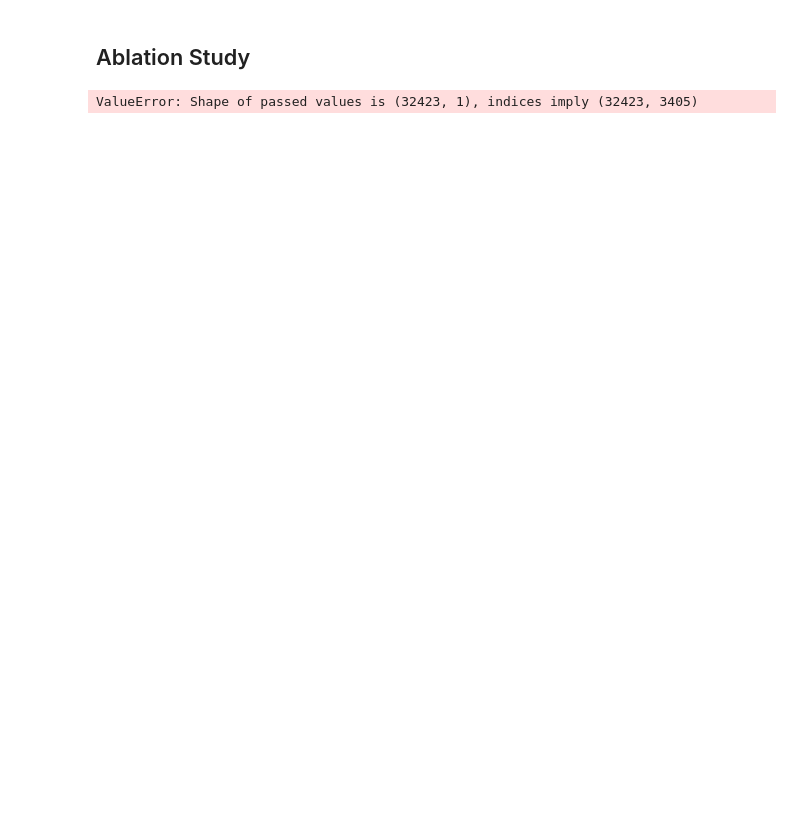
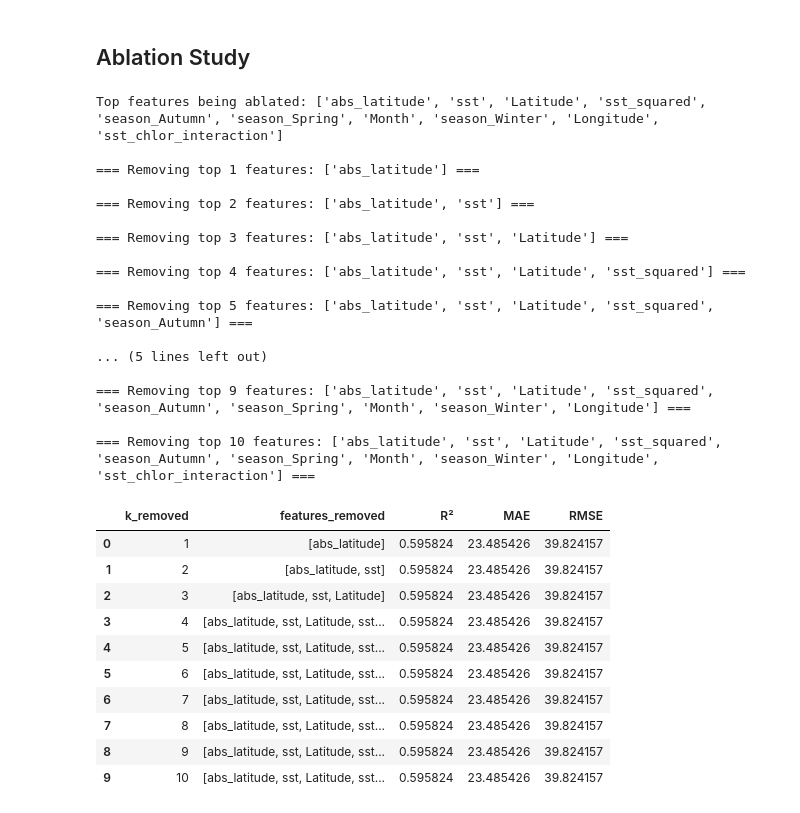
Before and after one commit to TashiSoldin/SIADS699-Capstone, a Jupyter notebook: Notebooks/4. Model Development, Optimisation, and Interpretation.ipynb, the cells around one changed output. Saved outputs shown, nothing was run; the diff lists cells and outputs as text; code cells hidden in the pictures; blank space fills up the shorter version.

```diff
--- a/Notebooks/4. Model Development, Optimisation, and Interpretation.ipynb
+++ b/Notebooks/4. Model Development, Optimisation, and Interpretation.ipynb
@@ -246,7 +256,7 @@ def lgbm_model(training_df,validation_df,target_col='Oxygen'):
 
 
 
-  lgbm = LGBMRegressor()
+  lgbm = LGBMRegressor(verbose=-1)
   model = Pipeline([
       ("preprocessor", preprocessor),
       ("regressor", lgbm)
@@ -259,6 +269,7 @@ def lgbm_model(training_df,validation_df,target_col='Oxygen'):
       'regressor__n_estimators': [100, 200, 500],
       'regressor__colsample_bytree': [0.7, 0.8, 0.9],
       'regressor__subsample': [0.7, 0.8, 0.9],
+      'regressor__verbose': [-1]
   }
   tscv = TimeSeriesSplit(n_splits=5)
   random_search = RandomizedSearchCV(estimator=model, param_distributions=param_grid, cv=tscv, scoring='neg_root_mean_squared_error',n_iter=30, n_jobs=-1,refit=True,random_state=42)
@@ -710,7 +600,34 @@ def run_ablation_study(training_df, validation_df, fi, params_xgb, target="Oxyge
 
     return ablation_df
 # %%
-ablation_results = run_ablation_study(training_df,validation_df,fi=fi,params_lgbm=params_lgbm,target="Oxygen")
+ablation_results = run_ablation_study(training_df,validation_df,fi=fi,params_xgb=params_xgb,target="Oxygen")
 ablation_results
 # %% [output]
-ValueError: Shape of passed values is (32423, 1), indices imply (32423, 3405)
+Top features being ablated: ['abs_latitude', 'sst', 'Latitude', 'sst_squared', 'season_Autumn', 'season_Spring', 'Month', 'season_Winter', 'Longitude', 'sst_chlor_interaction']
+
+=== Removing top 1 features: ['abs_latitude'] ===
+
+=== Removing top 2 features: ['abs_latitude', 'sst'] ===
+
+=== Removing top 3 features: ['abs_latitude', 'sst', 'Latitude'] ===
+
+=== Removing top 4 features: ['abs_latitude', 'sst', 'Latitude', 'sst_squared'] ===
+
+=== Removing top 5 features: ['abs_latitude', 'sst', 'Latitude', 'sst_squared', 'season_Autumn'] ===
+
+... (5 lines left out)
+
+=== Removing top 9 features: ['abs_latitude', 'sst', 'Latitude', 'sst_squared', 'season_Autumn', 'season_Spring', 'Month', 'season_Winter', 'Longitude'] ===
+
+=== Removing top 10 features: ['abs_latitude', 'sst', 'Latitude', 'sst_squared', 'season_Autumn', 'season_Spring', 'Month', 'season_Winter', 'Longitude', 'sst_chlor_interaction'] ===
+|  | k_removed | features_removed | R² | MAE | RMSE |
+| 0 | 1 | [abs_latitude] | 0.595824 | 23.485426 | 39.824157 |
+| 1 | 2 | [abs_latitude, sst] | 0.595824 | 23.485426 | 39.824157 |
+| 2 | 3 | [abs_latitude, sst, Latitude] | 0.595824 | 23.485426 | 39.824157 |
+| 3 | 4 | [abs_latitude, sst, Latitude, sst... | 0.595824 | 23.485426 | 39.824157 |
+| 4 | 5 | [abs_latitude, sst, Latitude, sst... | 0.595824 | 23.485426 | 39.824157 |
+| 5 | 6 | [abs_latitude, sst, Latitude, sst... | 0.595824 | 23.485426 | 39.824157 |
+| 6 | 7 | [abs_latitude, sst, Latitude, sst... | 0.595824 | 23.485426 | 39.824157 |
+| 7 | 8 | [abs_latitude, sst, Latitude, sst... | 0.595824 | 23.485426 | 39.824157 |
+| 8 | 9 | [abs_latitude, sst, Latitude, sst... | 0.595824 | 23.485426 | 39.824157 |
+| 9 | 10 | [abs_latitude, sst, Latitude, sst... | 0.595824 | 23.485426 | 39.824157 |
```
Also changed, not shown: parts of 6 cells of this notebook, 1 other file.
